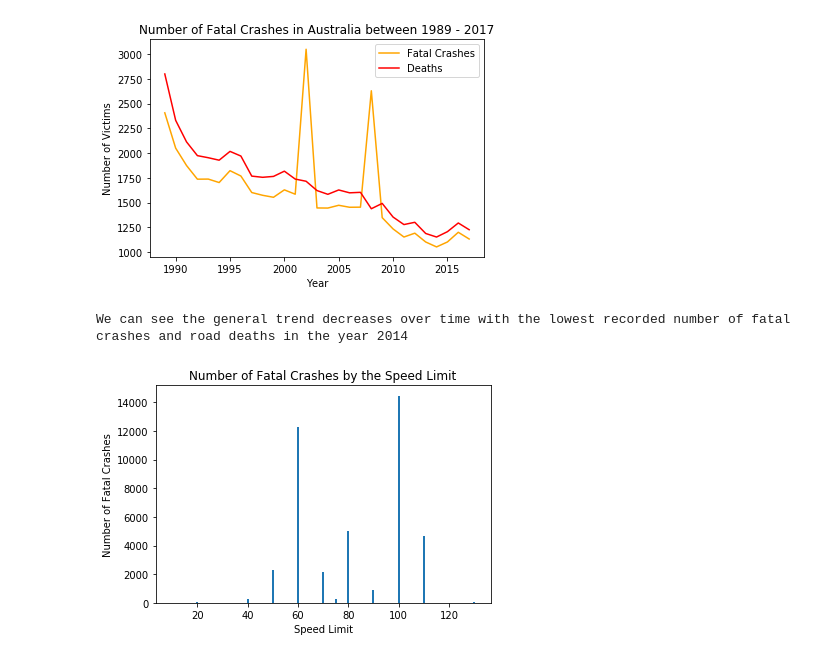
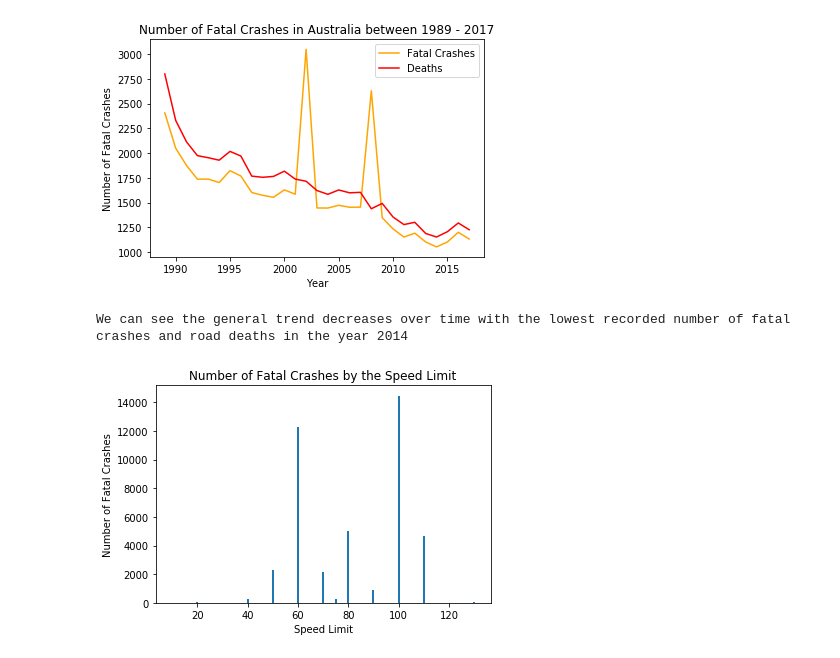
Before and after one commit to VoLKyyyOG/Australian-Road-Deaths-Database-Visualization, a Jupyter notebook: ARDD analysis.ipynb, the cells around one changed output. Cells and saved outputs as stored; diff of their text form; code cells hidden in the pictures.

```diff
--- a/ARDD analysis.ipynb
+++ b/ARDD analysis.ipynb
@@ -30,20 +30,20 @@ for i in fatalities.Year:
 # %%
 # Plot between Fatal Crashes against Road Deaths
 plt.clf()
 
 plt.plot(fatal_crashes_by_year.keys(),fatal_crashes_by_year.values(), c = 'orange')
 plt.plot(fatalities_by_year.keys(), fatalities_by_year.values(), c = 'red')
 
 plt.title('Number of Fatal Crashes in Australia between 1989 - 2017')
 plt.legend(('Fatal Crashes', 'Deaths'))
-plt.ylabel('Number of Victims')
+plt.ylabel('Number of Fatal Crashes')
 plt.xlabel('Year')
 
 plt.show()
 
 print('We can see the general trend decreases over time with the lowest recorded number of fatal crashes and road deaths in the year 2014')
 # %% [output]
-[figure, old version]
+[figure, new version]
 We can see the general trend decreases over time with the lowest recorded number of fatal crashes and road deaths in the year 2014
 # %%
 # Tally of valid fatal crashes according to the speed limit
```
Also changed, not shown: parts of 2 cells of this notebook.
